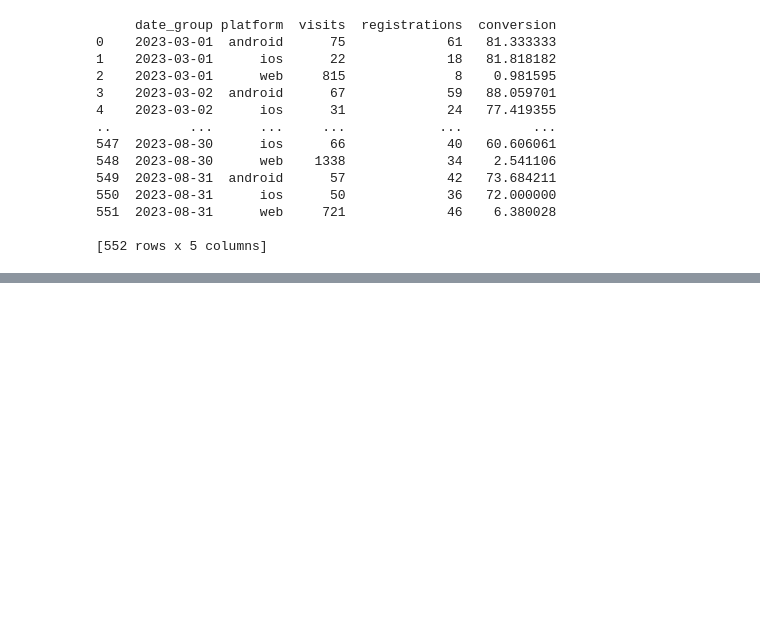
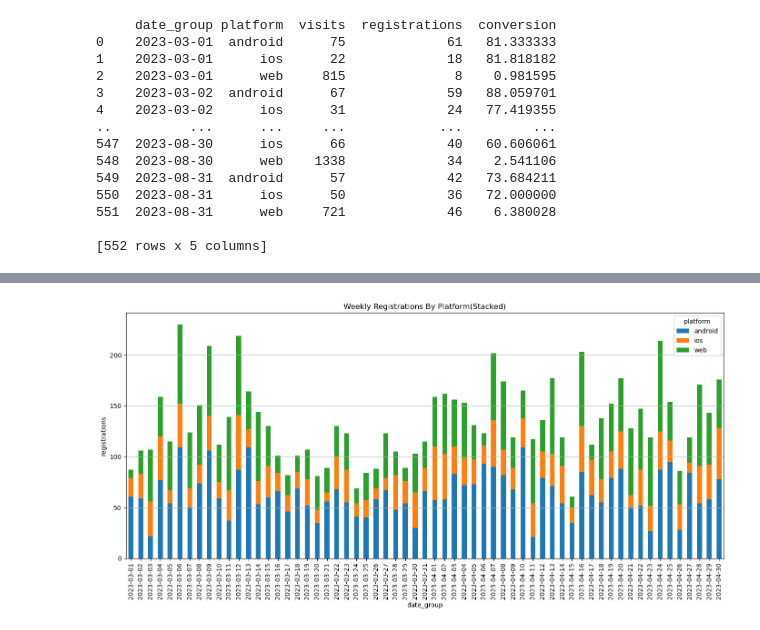
Before and after one commit to JuliaSh90/data-analytics-project-100, a Jupyter notebook: Untitled1.ipynb, the cells around one changed output, grey strips where cells are left out. Drawn from its saved outputs; the diff is of its cells as text; code cells hidden in the pictures; blank space fills up the shorter version.

```diff
--- a/Untitled1.ipynb
+++ b/Untitled1.ipynb
@@ -132,0 +126,3 @@ print(merged_df)
+# %%
+# Агрегируем зараты на рекламу и кампании по датам в соответствии с требованиями
+ads_aggregated = ads_df.groupby(['date_group']).agg({'cost': 'sum', 'utm_campaign': 'first'}).reset_index()
@@ -132,0 +239,25 @@ print(merged_df)
+# %%
+# График Итоговые регистрации с разбивкой по платформе
+filtered_df = result_df[(result_df['date_group'].astype(str) >= '2023-03-01') & (result_df['date_group'].astype(str) <= '2023-04-30')]
+
+# Преобразуем данные так, чтобы получить сумму посещений для каждой платформы в каждую дату
+pivot_df = filtered_df.pivot_table(values='registrations', index='date_group', columns='platform', aggfunc='sum', fill_value=0)
+
+fig, ax = plt.subplots(figsize=(14, 7))
+pivot_df.plot(kind='bar', stacked=True, ax=ax)
+
+ax.set_xlabel('date_group')
+ax.set_ylabel('registrations')
+ax.set_title('Weekly Registrations By Platform(Stacked)')
+ax.set_xticks(range(len(pivot_df.index)))
+
+# Устанавливаем пределы оси x, чтобы убрать пустое место перед первым столбцом и после последнего
+ax.set_xlim(-0.5, len(pivot_df.index)-0.5)
+
+ax.grid(axis='y')
+
+plt.tight_layout()
+plt.savefig(os.path.join(save_folder, 'Weekly Registrations By Platform'))
+plt.show()
+# %% [output]
+[figure, added]
```
Also changed, not shown: parts of 20 cells of this notebook.
